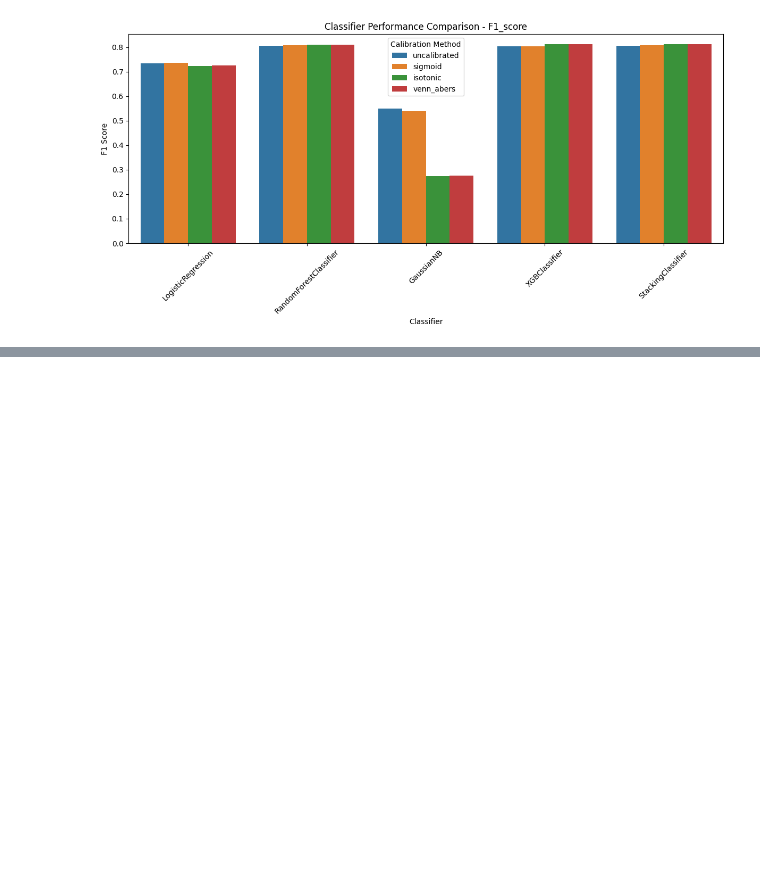
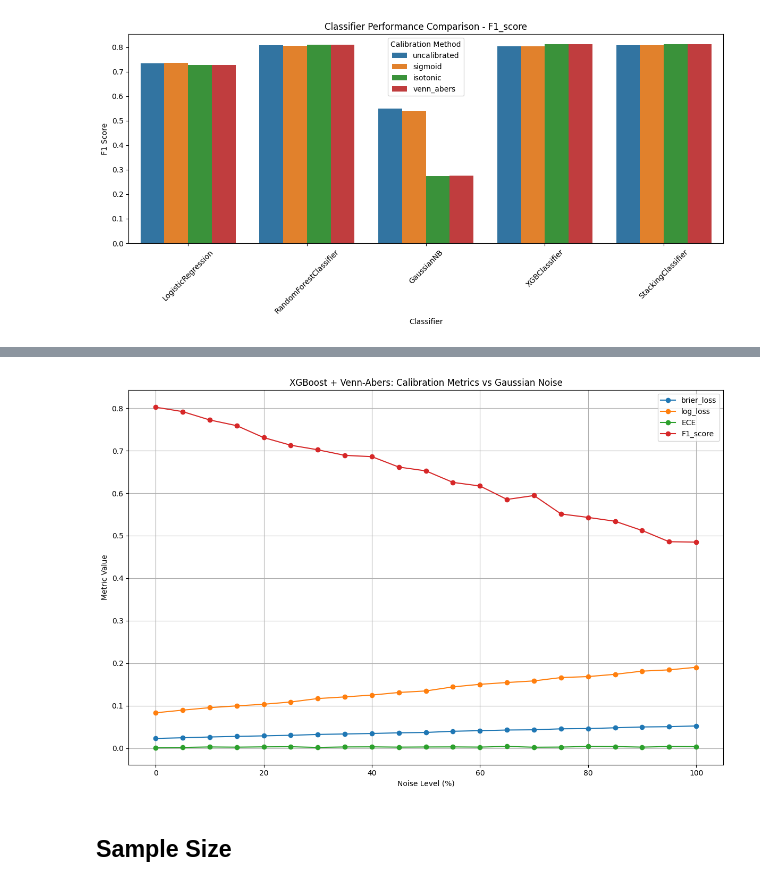
Before and after one commit to cmyguel/tru_ml_probability_calibration, a Jupyter notebook: Machine-Learning Project.ipynb, the cells around one changed output, grey strips where cells are left out. Saved outputs shown, nothing was run; the diff lists cells and outputs as text; code cells hidden in the pictures; blank space fills up the shorter version.

Commit message:
metrics vs noise and sample size

```diff
--- a/Machine-Learning Project.ipynb
+++ b/Machine-Learning Project.ipynb
@@ -507,0 +569,18 @@ plot_calibration_comparison(pd.DataFrame(METRICS))
+# %%
+df_va = pd.DataFrame(results_va)
+
+plt.figure(figsize=(12, 8))
+for metric in ['brier_loss', 'log_loss', 'ECE', 'F1_score']:
+    plt.plot(df_va['noise_level'], df_va[metric], marker='o', label=metric)
+
+plt.xlabel("Noise Level (%)")
+plt.ylabel("Metric Value")
+plt.title("XGBoost + Venn-Abers: Calibration Metrics vs Gaussian Noise")
+plt.legend()
+plt.grid(True)
+plt.tight_layout()
+plt.show()
+# %% [output]
+[figure, added]
+# %% [markdown]
+## Sample Size
```
Also changed, not shown: parts of 12 cells of this notebook.
